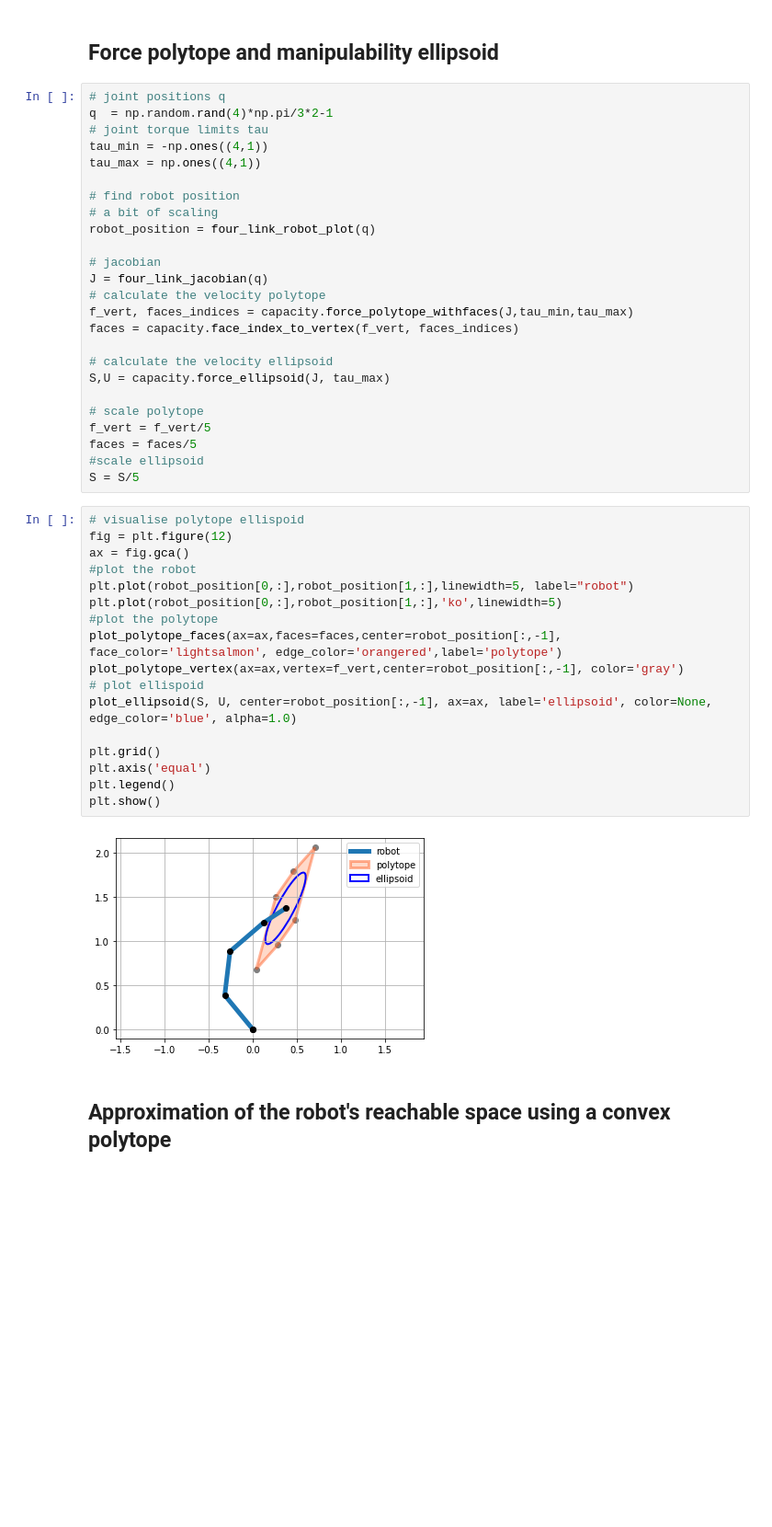
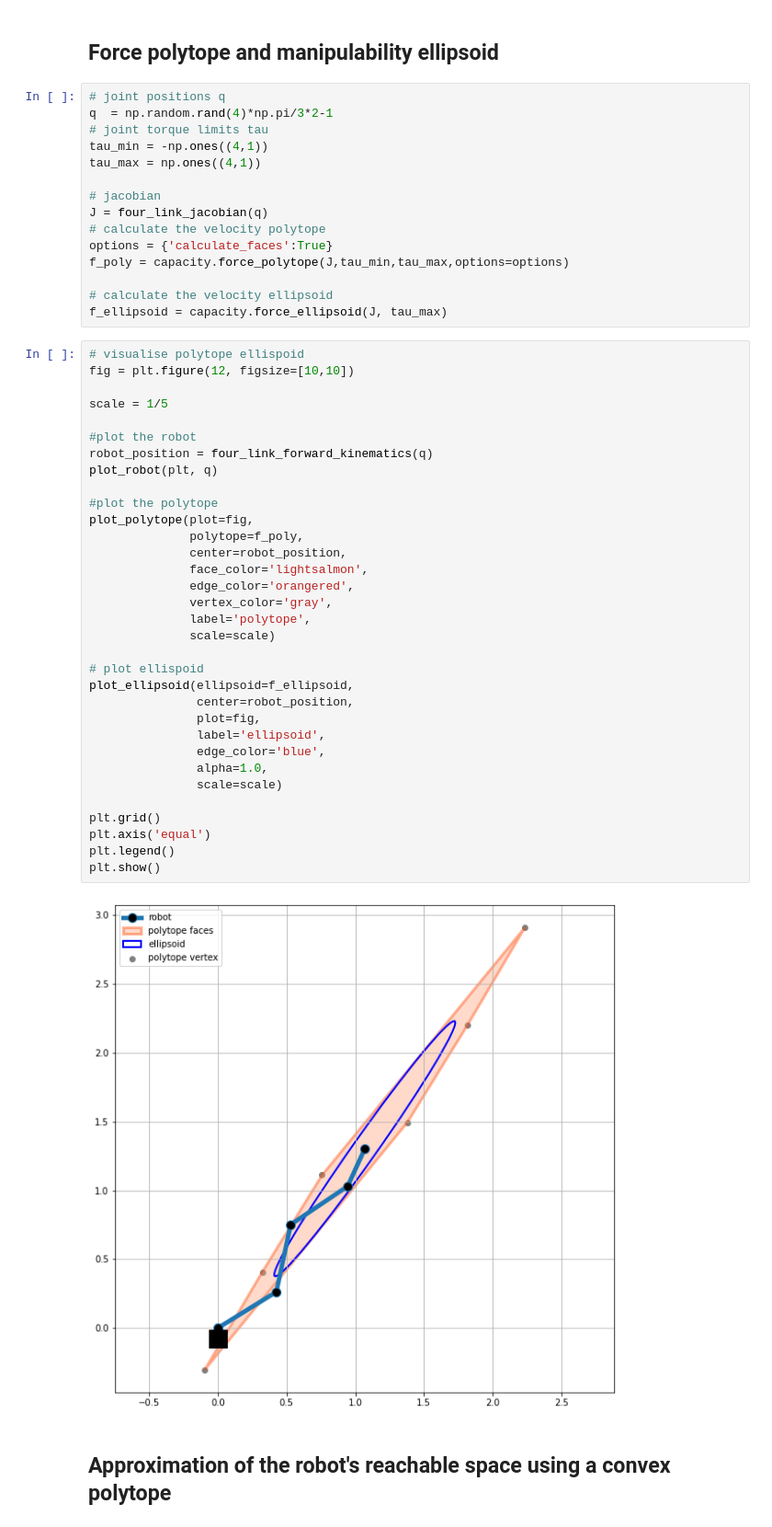
Before and after one commit to auctus-team/pycapacity, a Jupyter notebook: demo_notebook.ipynb, the cells around one changed output. Shown at 92% size. Cells and saved outputs as stored; diff of their text form; blank space fills up the shorter version.

```diff
--- a/demo_notebook.ipynb
+++ b/demo_notebook.ipynb
@@ -52,43 +61,49 @@ q  = np.random.rand(4)*np.pi/3*2-1
 tau_min = -np.ones((4,1))
 tau_max = np.ones((4,1))
 
-# find robot position
-# a bit of scaling
-robot_position = four_link_robot_plot(q)
-
 # jacobian
 J = four_link_jacobian(q)
 # calculate the velocity polytope
-f_vert, faces_indices = capacity.force_polytope_withfaces(J,tau_min,tau_max)
-faces = capacity.face_index_to_vertex(f_vert, faces_indices)
+options = {'calculate_faces':True}
+f_poly = capacity.force_polytope(J,tau_min,tau_max,options=options)
 
 # calculate the velocity ellipsoid
-S,U = capacity.force_ellipsoid(J, tau_max)
-
-# scale polytope
-f_vert = f_vert/5
-faces = faces/5
-#scale ellipsoid
-S = S/5
+f_ellipsoid = capacity.force_ellipsoid(J, tau_max)
 # %%
 # visualise polytope ellispoid
-fig = plt.figure(12)
-ax = fig.gca()
+fig = plt.figure(12, figsize=[10,10])
+
+scale = 1/5
+
 #plot the robot
-plt.plot(robot_position[0,:],robot_position[1,:],linewidth=5, label="robot")
-plt.plot(robot_position[0,:],robot_position[1,:],'ko',linewidth=5)
+robot_position = four_link_forward_kinematics(q)
+plot_robot(plt, q)
+
 #plot the polytope
-plot_polytope_faces(ax=ax,faces=faces,center=robot_position[:,-1], face_color='lightsalmon', edge_color='orangered',label='polytope')
-plot_polytope_vertex(ax=ax,vertex=f_vert,center=robot_position[:,-1], color='gray')
+plot_polytope(plot=fig,
+              polytope=f_poly,
+              center=robot_position,
+              face_color='lightsalmon',
+              edge_color='orangered',
+              vertex_color='gray',
+              label='polytope',
+              scale=scale)
+
 # plot ellispoid
-plot_ellipsoid(S, U, center=robot_position[:,-1], ax=ax, label='ellipsoid', color=None, edge_color='blue', alpha=1.0)
+plot_ellipsoid(ellipsoid=f_ellipsoid,
+               center=robot_position,
+               plot=fig,
+               label='ellipsoid',
+               edge_color='blue',
+               alpha=1.0,
+               scale=scale)
 
 plt.grid()
 plt.axis('equal')
 plt.legend()
 plt.show()
 # %% [output]
-[figure, old version]
+[figure, new version]
 # %% [markdown]
 ## Approximation of the robot's reachable space using a convex polytope
 # %%
```
Also changed, not shown: parts of 26 cells of this notebook, 12 other files.
